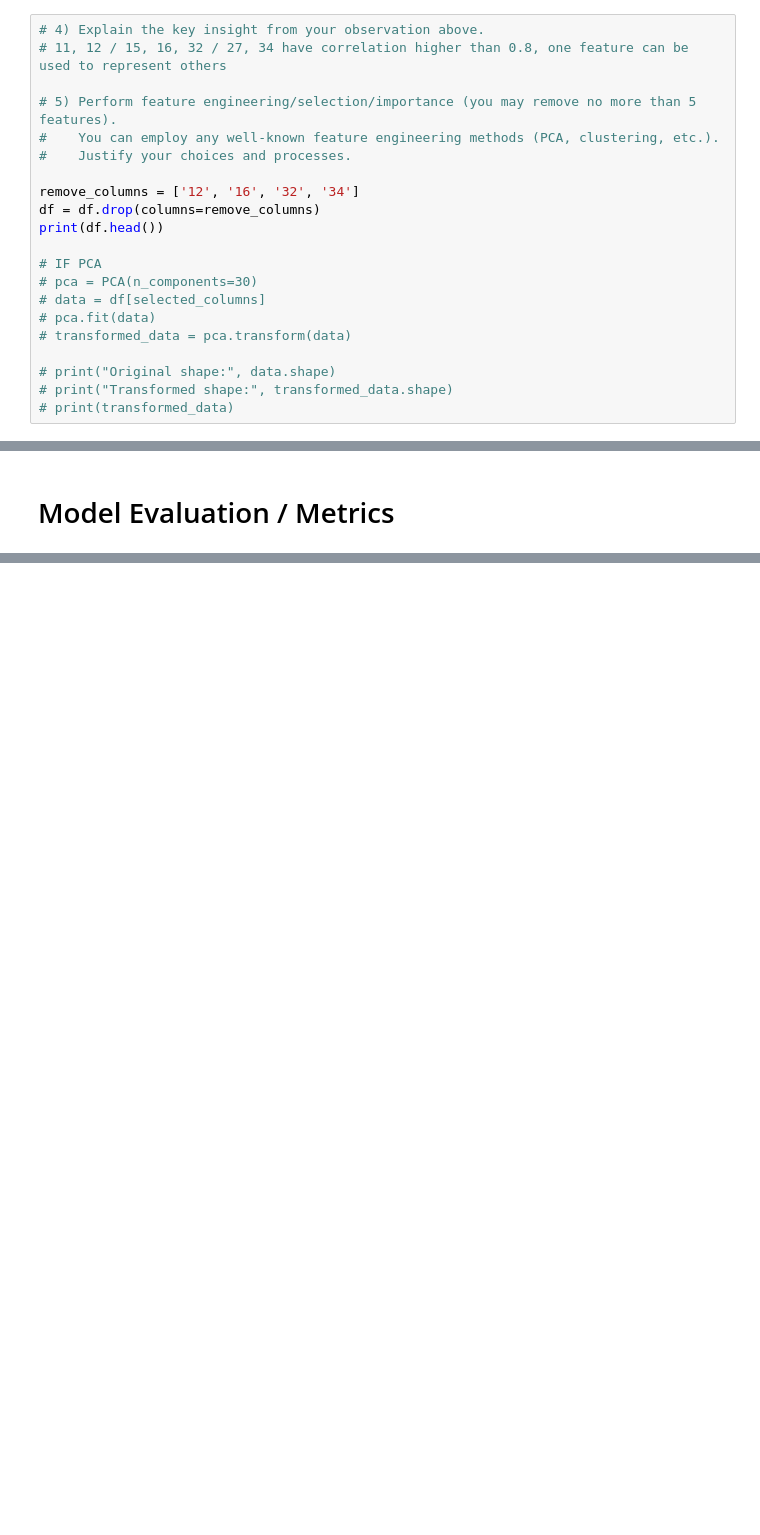
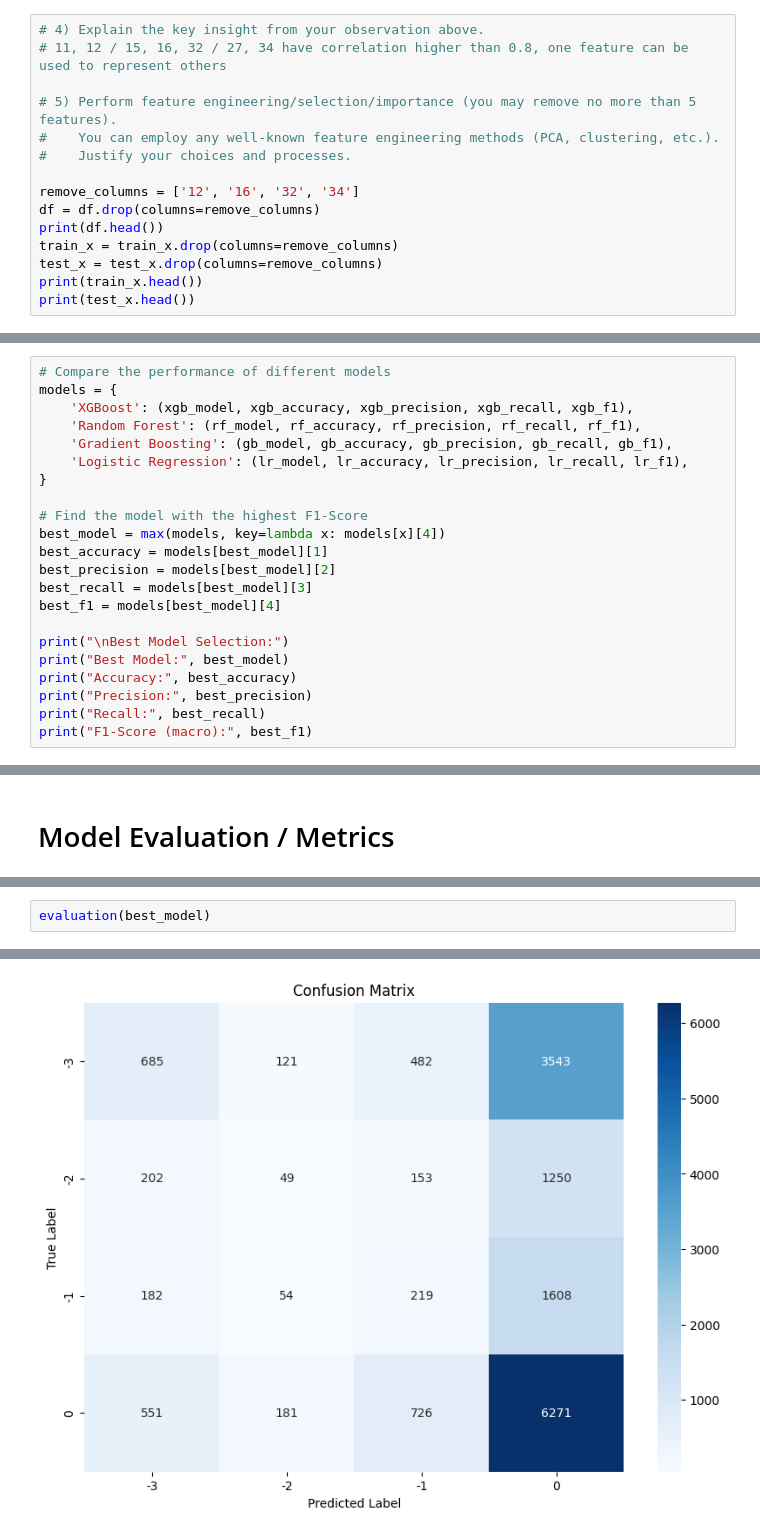
Before and after one commit to bhmoon98/Predicting-Diagnosis, a Jupyter notebook: Predict Disease.ipynb, the cells around one changed output, grey strips where cells are left out. Cells and saved outputs as stored; diff of their text form; blank space fills up the shorter version.

```diff
--- a/Predict Disease.ipynb
+++ b/Predict Disease.ipynb
@@ -199,15 +219,9 @@ Column 11: Mean = 0.10, Std = 0.12
 remove_columns = ['12', '16', '32', '34']
 df = df.drop(columns=remove_columns)
 print(df.head())
-
-# IF PCA
-# pca = PCA(n_components=30)
-# data = df[selected_columns]
-# pca.fit(data)
-# transformed_data = pca.transform(data)
-
-# print("Original shape:", data.shape)
-# print("Transformed shape:", transformed_data.shape)
-# print(transformed_data)
+train_x = train_x.drop(columns=remove_columns)
+test_x = test_x.drop(columns=remove_columns)
+print(train_x.head())
+print(test_x.head())
 # %% [output]
      1         2         3         4         5         6         7         8  \
@@ -231,0 +355,22 @@ print(df.head())
+# %%
+# Compare the performance of different models
+models = {
+    'XGBoost': (xgb_model, xgb_accuracy, xgb_precision, xgb_recall, xgb_f1),
+    'Random Forest': (rf_model, rf_accuracy, rf_precision, rf_recall, rf_f1),
+    'Gradient Boosting': (gb_model, gb_accuracy, gb_precision, gb_recall, gb_f1),
+    'Logistic Regression': (lr_model, lr_accuracy, lr_precision, lr_recall, lr_f1),
+}
+
+# Find the model with the highest F1-Score
+best_model = max(models, key=lambda x: models[x][4])
+best_accuracy = models[best_model][1]
+best_precision = models[best_model][2]
+best_recall = models[best_model][3]
+best_f1 = models[best_model][4]
+
+print("\nBest Model Selection:")
+print("Best Model:", best_model)
+print("Accuracy:", best_accuracy)
+print("Precision:", best_precision)
+print("Recall:", best_recall)
+print("F1-Score (macro):", best_f1)
@@ -235,0 +614,3 @@ print(df.head())
+# %%
+evaluation(best_model)
+# %% [output]
@@ -235,0 +622 @@ print(df.head())
+[figure, added]
```
Also changed, not shown: parts of 16 cells of this notebook.
